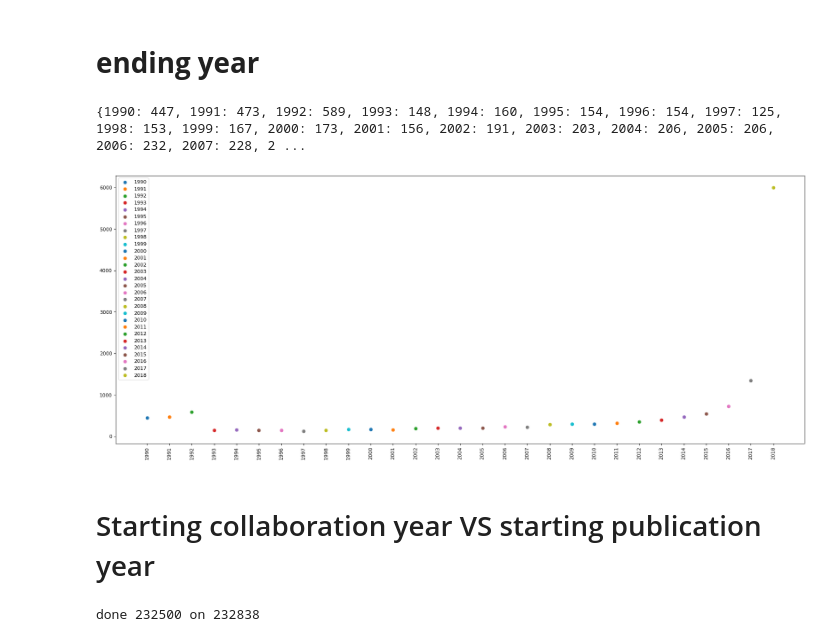
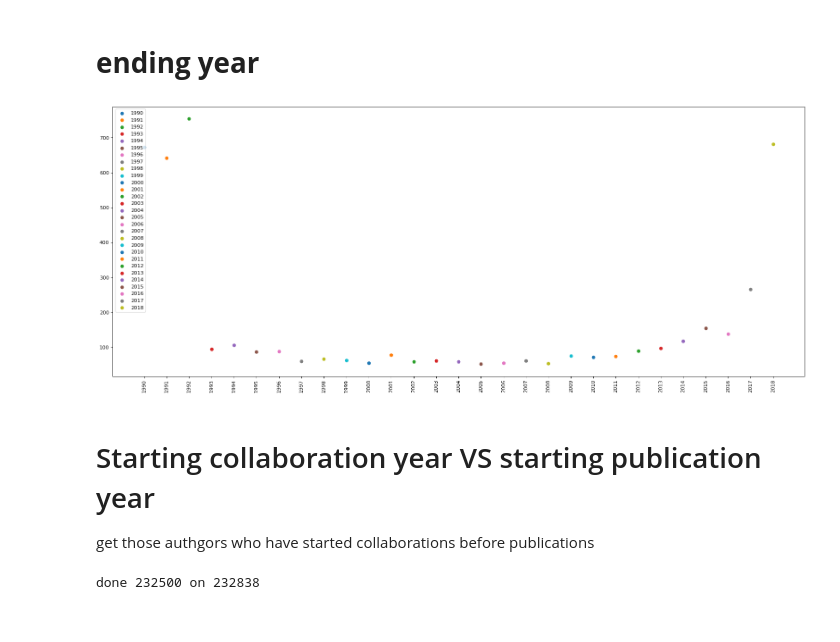
Before and after one commit to LeonardoSer/INRIA_Internship, a Jupyter notebook: tmp.ipynb, the cells around one changed output. Drawn from its saved outputs; the diff is of its cells as text; code cells hidden in the pictures.

```diff
--- a/tmp.ipynb
+++ b/tmp.ipynb
@@ -89,26 +89,34 @@ names_df
 # %% [markdown]
 # **ending year**
 # %%
+# all
 YEARS = get_int_years_event()
 plt.figure(figsize=(25, 10), dpi=80)
-
 
 data = get_starting_and_ending_years()
 data = data[data.start_year.isin([1990, 1991, 1992])]
 dist = {}
 for y in YEARS:
-    dist[y] = len(data[data["ending_year"] == y])
+    dist[y] = len(data[data["end_year"] == y])
     plt.scatter(y, dist[y])
 
 plt.xticks(rotation='vertical')
 plt.legend(YEARS, loc='upper left')
 plt.xticks(YEARS)
 plt.show()
+
+
+# HS1
+
+# HS2
+
+# HS3
 # %% [output]
-{1990: 447, 1991: 473, 1992: 589, 1993: 148, 1994: 160, 1995: 154, 1996: 154, 1997: 125, 1998: 153, 1999: 167, 2000: 173, 2001: 156, 2002: 191, 2003: 203, 2004: 206, 2005: 206, 2006: 232, 2007: 228, 2 ...
-[figure, old version]
+[figure, new version]
 # %% [markdown]
 # Starting collaboration year VS starting publication year
+
+get those authgors who have started collaborations before publications
 # %%
 ## Find the starting collaboration year for each author
 def get_start_Y(aut):
```
Also changed, not shown: parts of 4 cells of this notebook, 12 other files.
